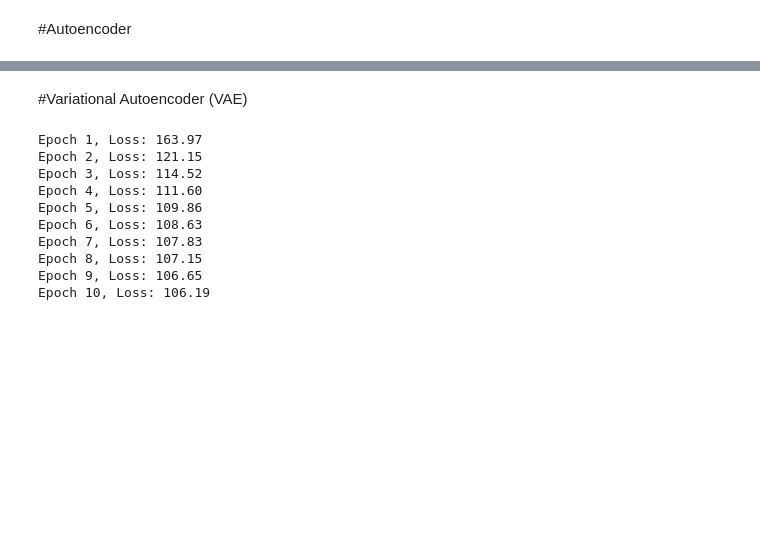
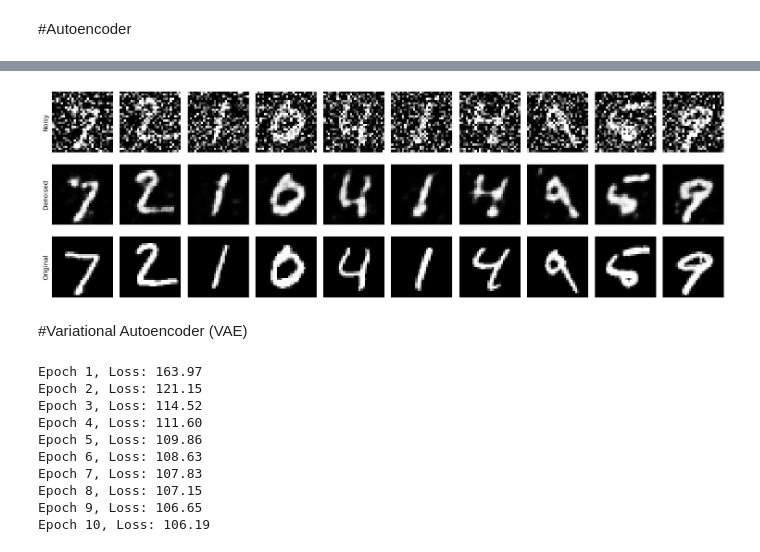
Before and after one commit to fbeilstein/neural_networks, a Jupyter notebook: lecture_3_nn_architectures.ipynb, the cells around one changed output, grey strips where cells are left out. Saved outputs shown, nothing was run; the diff lists cells and outputs as text; code cells hidden in the pictures; blank space fills up the shorter version.

```diff
--- a/lecture_3_nn_architectures.ipynb
+++ b/lecture_3_nn_architectures.ipynb
@@ -254,0 +334,16 @@ Your browser does not support IFrames.
+# %%
+criterion = nn.MSELoss()
+optimizer = optim.Adam(model.parameters(), lr=1e-3)
+
+for epoch in range(5):
+  model.train()
+  loss_sum = 0
+  for noisy, clean in train_loader:
+    noisy, clean = noisy.to(device), clean.to(device)
+    output = model(noisy)
+    loss = criterion(output, clean)
+    optimizer.zero_grad()
+    loss.backward()
+    optimizer.step()
+    loss_sum += loss.item()
+  print(f"Epoch {epoch+1}, Loss: {loss_sum / len(train_loader):.4f}")
@@ -255,3 +356,31 @@ Your browser does not support IFrames.
+# %%
+model.eval()
+noisy_imgs, clean_imgs = next(iter(test_loader))
+with torch.no_grad():
+  noisy_imgs = noisy_imgs.to(device)
+  reconstructed = model(noisy_imgs).cpu()
+
+# Plotting
+def show_images(noisy, reconstructed, original):
+  fig, axs = plt.subplots(3, 10, figsize=(15, 5))
+  for i in range(10):
+    axs[0, i].imshow(noisy[i][0], cmap='gray')
+    axs[1, i].imshow(reconstructed[i][0], cmap='gray')
+    axs[2, i].imshow(original[i][0], cmap='gray')
+    for ax in axs[:, i]:
+      #ax.axis('off')
+      ax.spines[:].set_visible(False)
+      ax.set_xticks([])
+      ax.set_yticks([])
+  axs[0, 0].set_ylabel("Noisy")
+  axs[1, 0].set_ylabel("Denoised")
+  axs[2, 0].set_ylabel("Original")
+  plt.tight_layout()
+  plt.show()
+
+show_images(noisy_imgs.cpu(), reconstructed, clean_imgs)
+# %% [output]
+[figure, added]
 # %% [markdown]
 #Variational Autoencoder (VAE)
 # %%
```
Also changed, not shown: parts of 6 cells of this notebook.
